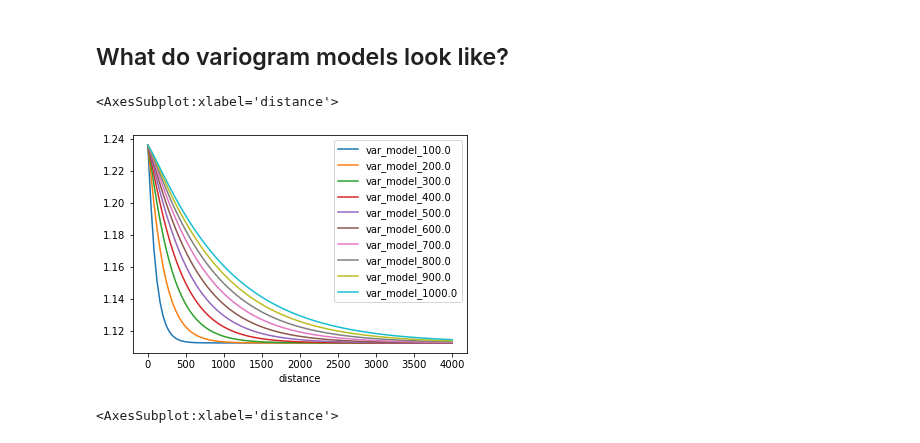
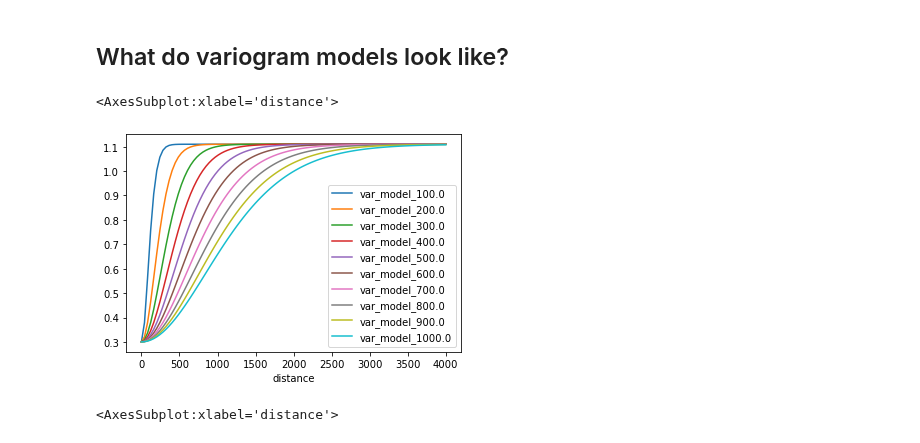
Before and after one commit to 91Mrwu/sif-xco2-cokriging, a Jupyter notebook: research/cokriging_conus.ipynb, the cells around one changed output. Cells and saved outputs as stored; diff of their text form; code cells hidden in the pictures.

```diff
--- a/research/cokriging_conus.ipynb
+++ b/research/cokriging_conus.ipynb
@@ -332,33 +183,33 @@ mov.save(f"../plots/4x5degree_monthly_avg_about_{timestamp}.mp4", fps=2, dpi=250
 # %%
 pred = np.linspace(0, 4e3, 100)
 sigmas = np.linspace(0.2, 1.2, 8)
 smoothnesses = np.linspace(0.2, 4.5, 8)
 len_scales = np.linspace(100, 1e3, 10)
 nuggets = np.linspace(0.0, 1.0, 8)
 rhos = np.linspace(-1.0, -0.1, 8)
 
 
 df_var = pd.DataFrame({"distance": pred})
 # for sig in sigmas:
 #     df_var[f"var_model_{sig}"] = vgm.matern_vario(pred, sig, 2.5, 2e3, 0.0)
 # for nu in smoothnesses:
-#     df_var[f"var_model_{nu}"] = vgm.matern_vario(pred, 0.9, nu, 750, 0.3)
-# for len_scale in len_scales:
-#     df_var[f"var_model_{len_scale}"] = vgm.matern_vario(pred, 1.0, 0.3, len_scale, 0.0)
+#     df_var[f"var_model_{nu}"] = vgm.matern_vario(pred, 0.9, nu, 700, 0.3)
+for len_scale in len_scales:
+    df_var[f"var_model_{len_scale}"] = vgm.matern_vario(pred, 0.9, 4.5, len_scale, 0.3)
 # for nugget in nuggets:
 #     df_var[f"var_model_{nugget}"] = vgm.matern_vario(pred, 1.0, 0.3, 5e3, nugget)
 # for nu in smoothnesses:
 #     df_var[f"var_model_{nu}"] = vgm.matern_cross_vario(pred, [0.7, 0.9], [0.6, 0.3], nu, 1e3, -0.2)
-for len_scale in len_scales:
-    df_var[f"var_model_{len_scale}"] = vgm.matern_cross_vario(pred, [0.65, 0.95], [0.6, 0.3], 0.6, len_scale, -0.2)
+# for len_scale in len_scales:
+#     df_var[f"var_model_{len_scale}"] = vgm.matern_cross_vario(pred, [0.3, 0.9], [0.7, 0.35], 0.5, len_scale, -0.8)
 # for rho in rhos:
 #     df_var[f"var_model_{rho}"] = vgm.matern_cross_vario(pred, [0.6, 0.9], [0.6, 0.3], 0.5, 500, rho)
 
 
 df_var.plot(x="distance")
 # %% [output]
 <AxesSubplot:xlabel='distance'>
-[figure, old version]
+[figure, new version]
 # %%
 pred = np.linspace(0, 4e3, 100)
 sigmas = np.linspace(0.2, 1.2, 8)
```
Also changed, not shown: parts of 26 cells of this notebook, 6 other files.
